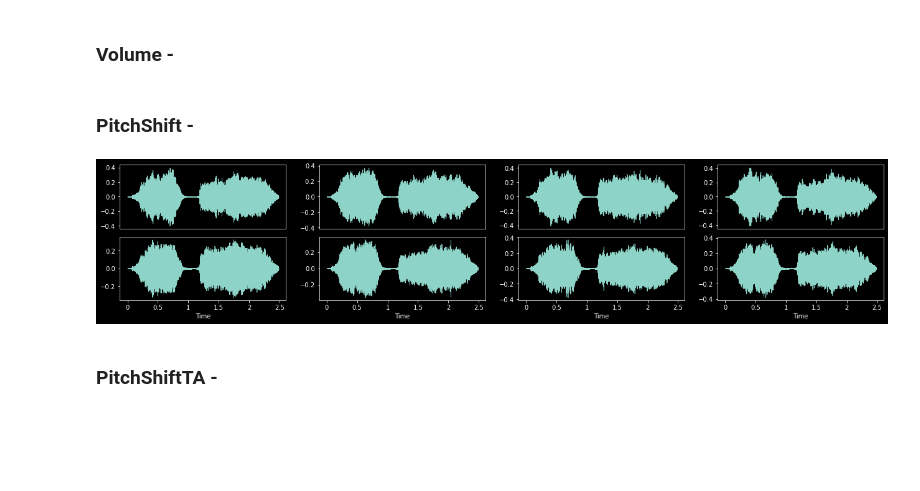
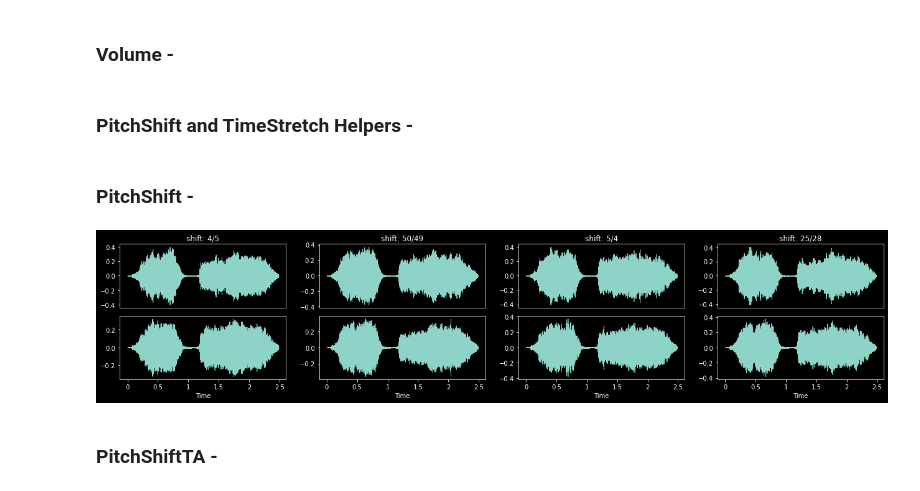
Before and after one commit to warner-benjamin/fastxtend, a Jupyter notebook: nbs/audio.03_augment.ipynb, the cells around one changed output. Drawn from its saved outputs; the diff is of its cells as text; code cells hidden in the pictures; blank space fills up the shorter version.

```diff
--- a/nbs/audio.03_augment.ipynb
+++ b/nbs/audio.03_augment.ipynb
@@ -103,7 +109,6 @@ class AudioPadMode(Enum):
     ConstantPre = 2
     ConstantPost = 3
     Repeat = 4
-    Reflect = 5
 # %%
 #exporti
 @patch
@@ -285,3 +375,5 @@ class VolumeBatch(BatchRandTransform):
             x = TAF.gain(x, 10 * math.log10(self.gain))
 
         return torch.clamp(x, -1, 1)
+# %% [markdown]
+### PitchShift and TimeStretch Helpers -
@@ -287,0 +451,5 @@ class VolumeBatch(BatchRandTransform):
+# %%
+#exporti
+def _semitones_to_ratio(semitones:float) -> Fraction:
+    "Convert semitonal shifts into a Fraction indicating a pitch shift ratio"
+    return Fraction(2.0 ** (semitones / 12.0))
@@ -290,16 +496,21 @@ class VolumeBatch(BatchRandTransform):
 # %%
 #export
 class PitchShift(BatchRandTransform):
-    "Shift TensorAudio's pitch using `torch_pitch_shift`"
+    "Fast shift of `TensorAudio` pitch"
     order, split_idx = 20, 0
     def __init__(self,
         p:float=0.2,
-        semitones:tuple[float,float]=(-4.0,4.0), # Random pitch shift range in semitones to select computation efficient shifts
+        semitones:tuple[float,float]=(-4.0,4.0), # Random pitch shift range in semitones to compute efficient shifts
         bins_per_octave:int=12, # Number of steps per octave
+        padmode:AudioPadMode=AudioPadMode.Repeat,
+        constant:Number=0,
+        split:int|None=None # Apply transform to `split` items at a time. Use to prevent OOM.
     ):
         super().__init__(p=p)
         store_attr(but='p')
         self.sr = 0
+        if padmode not in [vol for vol in AudioPadMode]:
+            raise ValueError(f"`padmode` {padmode} is not valid")
 
     def before_call(self,
         b:TensorAudio|tuple[TensorAudio,...],
@@ -308,23 +519,43 @@ class PitchShift(BatchRandTransform):
         super().before_call(b, split_idx)
         if not self.sr:
             self.sr = _get_audio_attr(b, 'sr')
-            self._fast_shifts = get_fast_shifts(self.sr, self._validate_fast_shifts)
-        if split_idx==0: self.shift = random.choice(self._fast_shifts)
+            self.n_fft = self.sr // 64
+            self.hop_length = self.n_fft // 32
+            self._fast_shifts = _get_fast_shifts(self.sr, self._validate_fast_shifts)
+            self.type = _get_audio_attr(b, 'dtype')
+            self.device = _get_audio_attr(b, 'device')
+        if split_idx==0:
+            self.shift = random.choice(self._fast_shifts)
+            if not isinstance(self.shift, Fraction):
+                self.shift = 2.0 ** (float(self.shift) / self.bins_per_octave)
+            self.new_sr = int(self.sr/self.shift)
+            self.gcd = math.gcd(self.sr, self.new_sr)
+            self.kernel, self.width = _get_sinc_resample_kernel(self.sr, self.new_sr, self.gcd,
+                                                                6, 0.99, 'sinc_interpolation',
+                                                                None, self.device, self.type)
 
     def encodes(self, x:TensorAudio) -> Tensor:
-        return pitch_shift(x.clone(), self.shift, self.sr, self.bins_per_octave)
+        if self.split:
+            xs = []
+            for xi in retain_type(x.split(self.split), TensorAudio):
+                xs.append(xi.pitch_shift(self.n_fft, self.hop_length, self.shift, self.sr, self.new_sr,
+                                         self.gcd, self.kernel, self.width, self.padmode, self.constant, self.device))
+            return torch.cat(xs, dim=0)
+        else:
+            return x.pitch_shift(self.n_fft, self.hop_length, self.shift, self.sr, self.new_sr,
+                                 self.gcd, self.kernel, self.width, self.padmode, self.constant, self.device)
 
     def _validate_fast_shifts(self, x):
-        return x >= semitones_to_ratio(self.semitones[0]) and x <= semitones_to_ratio(self.semitones[1]) and x != 1
+        return x >= _semitones_to_ratio(self.semitones[0]) and x <= _semitones_to_ratio(self.semitones[1]) and x != 1
 # %%
 with less_random():
     _,axs = plt.subplots(1,4,figsize=(22,4))
     ps = PitchShift(p=1.)
     for ax in axs.flatten():
         audio = TensorAudio.create(TEST_AUDIO)
-        ps(audio.unsqueeze(0), split_idx=0).squeeze(0).show(ctx=ax, hear=False)
+        ps(audio.unsqueeze(0), split_idx=0).squeeze(0).show(ctx=ax, title=f'shift: {ps.shift}', hear=False)
 # %% [output]
-[figure, old version]
+[figure, new version]
 # %% [markdown]
 ### PitchShiftTA -
 # %%
```
Also changed, not shown: parts of 26 cells of this notebook, 6 other files.
